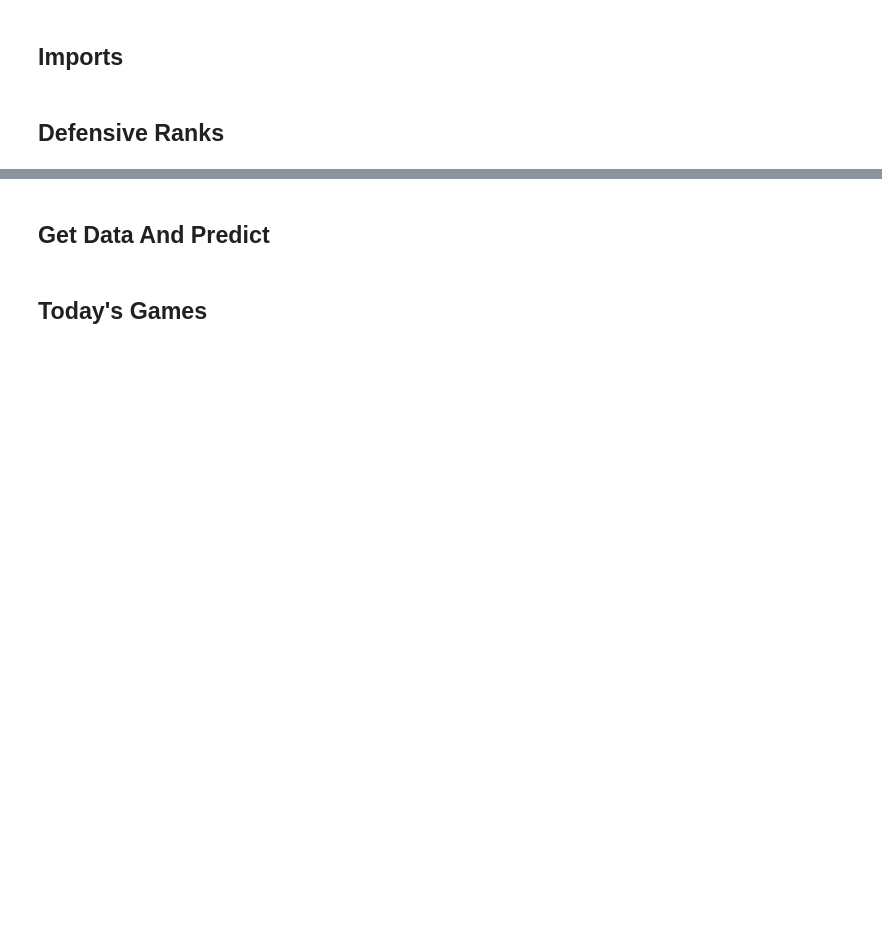
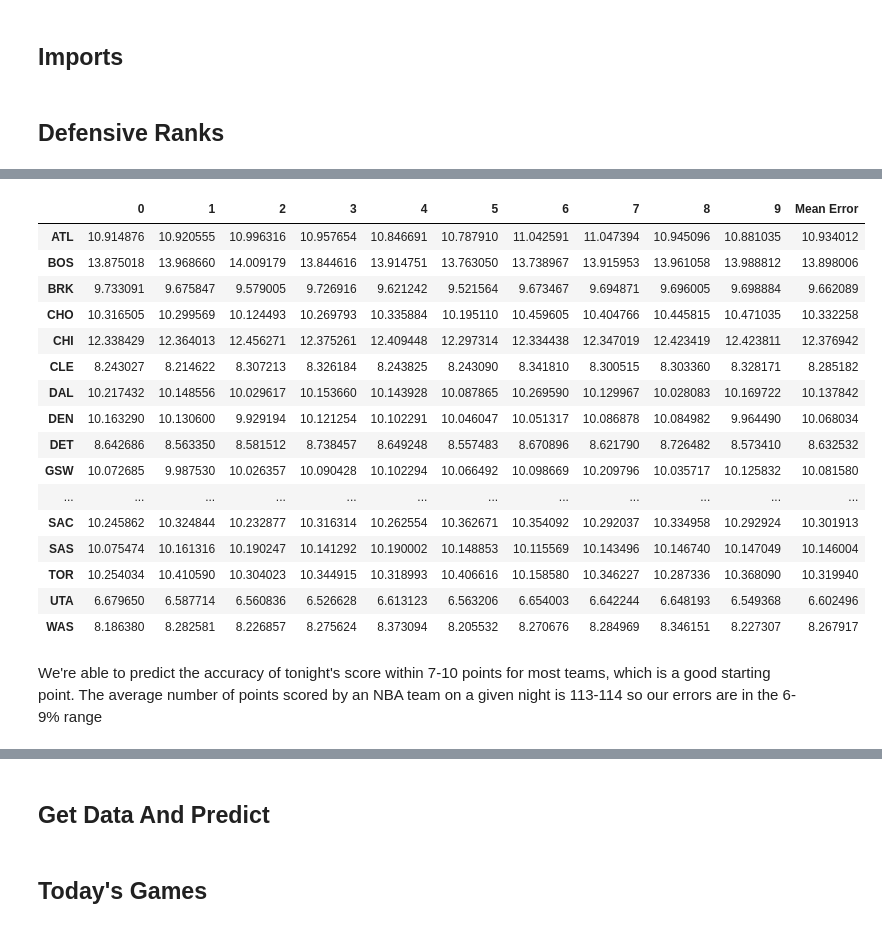
Before and after one commit to TrevBot17/NBA_Predict, a Jupyter notebook: Predict_NBA.ipynb, the cells around one changed output, grey strips where cells are left out. Cells and saved outputs as stored; diff of their text form; code cells hidden in the pictures; blank space fills up the shorter version.

```diff
--- a/Predict_NBA.ipynb
+++ b/Predict_NBA.ipynb
@@ -51,0 +133,35 @@ def defensive_rank(season):
+# %%
+season = 2022
+def_ranks = defensive_rank(season)
+
+# Initialize dictionary to store errors
+err_dict_full_model = {}
+
+# Takes a couple mintues to run
+for team in team_dict.values():
+  err = evaluate_preds(season, team, def_ranks)
+  err_dict_full_model[team] = err
+
+err_df_full_model = pd.DataFrame(err_dict_full_model).transpose()
+err_df_full_model['Mean Error'] = err_df_full_model.mean(axis = 1)
+err_df_full_model
+# %% [output]
+|  | 0 | 1 | 2 | 3 | 4 | 5 | 6 | 7 | 8 | 9 | Mean Error |
+| ATL | 10.914876 | 10.920555 | 10.996316 | 10.957654 | 10.846691 | 10.787910 | 11.042591 | 11.047394 | 10.945096 | 10.881035 | 10.934012 |
+| BOS | 13.875018 | 13.968660 | 14.009179 | 13.844616 | 13.914751 | 13.763050 | 13.738967 | 13.915953 | 13.961058 | 13.988812 | 13.898006 |
+| BRK | 9.733091 | 9.675847 | 9.579005 | 9.726916 | 9.621242 | 9.521564 | 9.673467 | 9.694871 | 9.696005 | 9.698884 | 9.662089 |
+| CHO | 10.316505 | 10.299569 | 10.124493 | 10.269793 | 10.335884 | 10.195110 | 10.459605 | 10.404766 | 10.445815 | 10.471035 | 10.332258 |
+| CHI | 12.338429 | 12.364013 | 12.456271 | 12.375261 | 12.409448 | 12.297314 | 12.334438 | 12.347019 | 12.423419 | 12.423811 | 12.376942 |
+| CLE | 8.243027 | 8.214622 | 8.307213 | 8.326184 | 8.243825 | 8.243090 | 8.341810 | 8.300515 | 8.303360 | 8.328171 | 8.285182 |
+| DAL | 10.217432 | 10.148556 | 10.029617 | 10.153660 | 10.143928 | 10.087865 | 10.269590 | 10.129967 | 10.028083 | 10.169722 | 10.137842 |
+| DEN | 10.163290 | 10.130600 | 9.929194 | 10.121254 | 10.102291 | 10.046047 | 10.051317 | 10.086878 | 10.084982 | 9.964490 | 10.068034 |
+| DET | 8.642686 | 8.563350 | 8.581512 | 8.738457 | 8.649248 | 8.557483 | 8.670896 | 8.621790 | 8.726482 | 8.573410 | 8.632532 |
+| GSW | 10.072685 | 9.987530 | 10.026357 | 10.090428 | 10.102294 | 10.066492 | 10.098669 | 10.209796 | 10.035717 | 10.125832 | 10.081580 |
+| ... | ... | ... | ... | ... | ... | ... | ... | ... | ... | ... | ... |
+| SAC | 10.245862 | 10.324844 | 10.232877 | 10.316314 | 10.262554 | 10.362671 | 10.354092 | 10.292037 | 10.334958 | 10.292924 | 10.301913 |
+| SAS | 10.075474 | 10.161316 | 10.190247 | 10.141292 | 10.190002 | 10.148853 | 10.115569 | 10.143496 | 10.146740 | 10.147049 | 10.146004 |
+| TOR | 10.254034 | 10.410590 | 10.304023 | 10.344915 | 10.318993 | 10.406616 | 10.158580 | 10.346227 | 10.287336 | 10.368090 | 10.319940 |
+| UTA | 6.679650 | 6.587714 | 6.560836 | 6.526628 | 6.613123 | 6.563206 | 6.654003 | 6.642244 | 6.648193 | 6.549368 | 6.602496 |
+| WAS | 8.186380 | 8.282581 | 8.226857 | 8.275624 | 8.373094 | 8.205532 | 8.270676 | 8.284969 | 8.346151 | 8.227307 | 8.267917 |
+# %% [markdown]
+We're able to predict the accuracy of tonight's score within 7-10 points for most teams, which is a good starting point. The average number of points scored by an NBA team on a given night is 113-114 so our errors are in the 6-9% range
```
Also changed, not shown: parts of 8 cells of this notebook.
